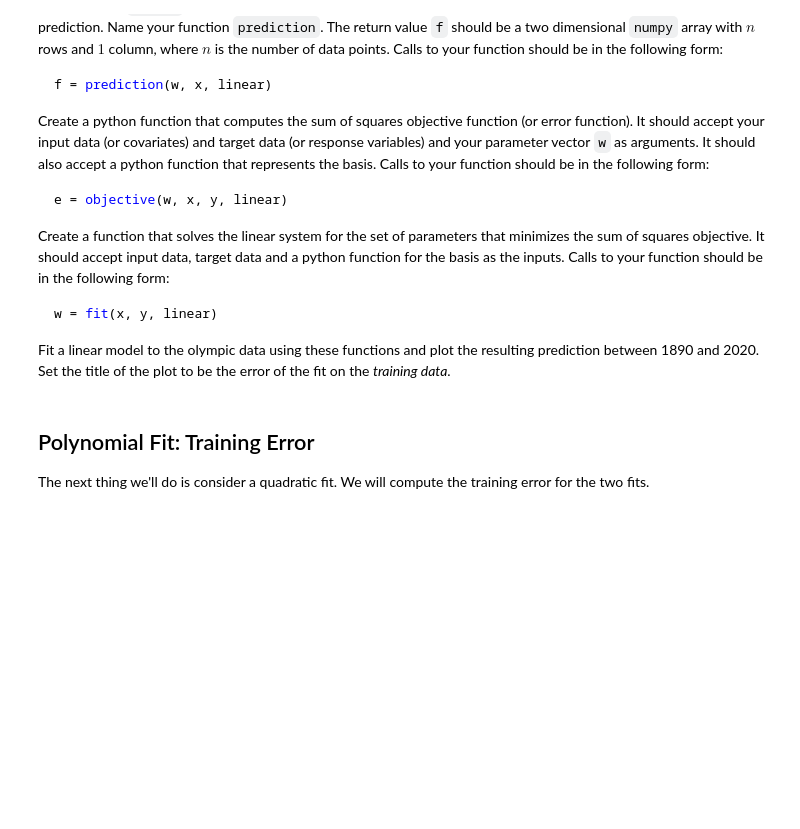
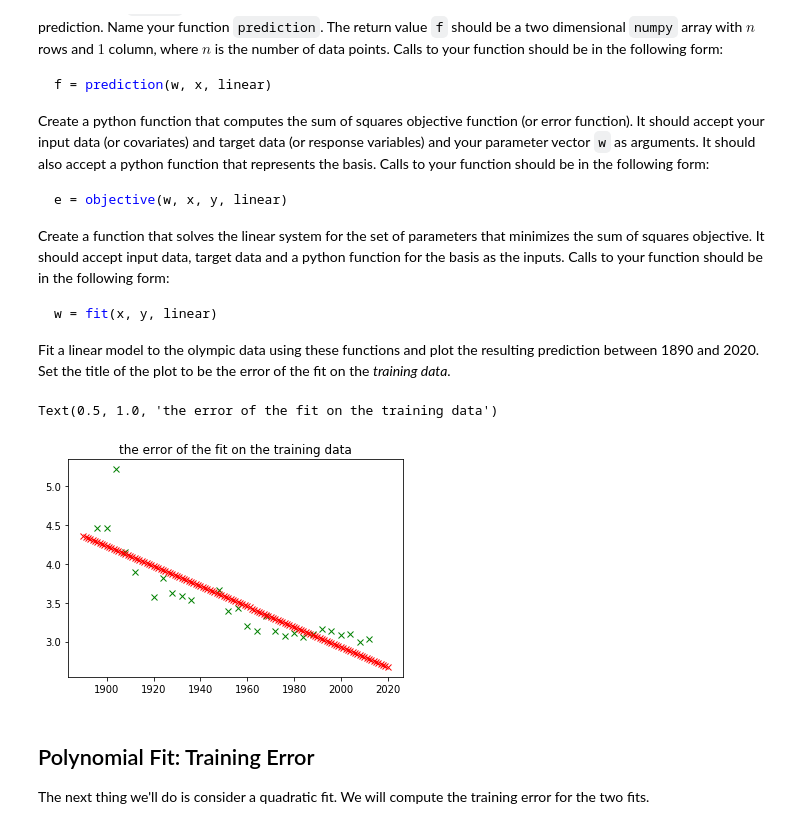
Before and after one commit to Lone5267/MLAI, a Jupyter notebook: Lab 5 - Generalisation.ipynb, the cells around one changed output. Drawn from its saved outputs; the diff is of its cells as text; code cells hidden in the pictures; blank space fills up the shorter version.

Commit message:
add lab4 sol and solve a part of lab5

```diff
--- a/Lab 5 - Generalisation.ipynb
+++ b/Lab 5 - Generalisation.ipynb
@@ -127,0 +147,9 @@ Fit a linear model to the olympic data using these functions and plot the result
+# %%
+#### Question 1 Answer Code
+
+def linear(x):
+    #b_line = [[1] for i in range(len(x))]
+    return np.hstack([np.ones((len(x), 1)), x])
+# %%
+def prediction(w, x, func):
+    return func(x) @ w
@@ -128,3 +159,18 @@ Fit a linear model to the olympic data using these functions and plot the result
+# %%
+def fit(x, y, func):
+    phi = func(x)
+    return np.linalg.solve(phi.T @ phi, phi.T @ y)
+# %%
+w = fit(x, y, linear)
+x_pred = [[year] for year in range(1890, 2021)]
+y_pred = prediction(w, x_pred, linear)
+# %%
+plt.plot(x, y, 'gx')
+plt.plot(x_pred, y_pred, 'rx')
+plt.title('the error of the fit on the training data')
+# %% [output]
+Text(0.5, 1.0, 'the error of the fit on the training data')
+[figure, added]
 # %% [markdown]
 ## Polynomial Fit: Training Error
 
```
Also changed, not shown: parts of 10 cells of this notebook, 2 other files.
